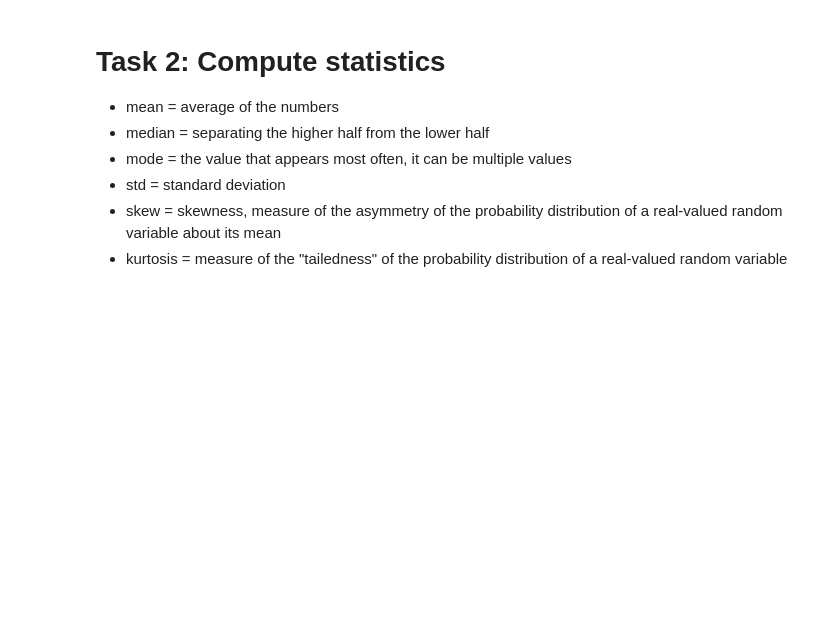
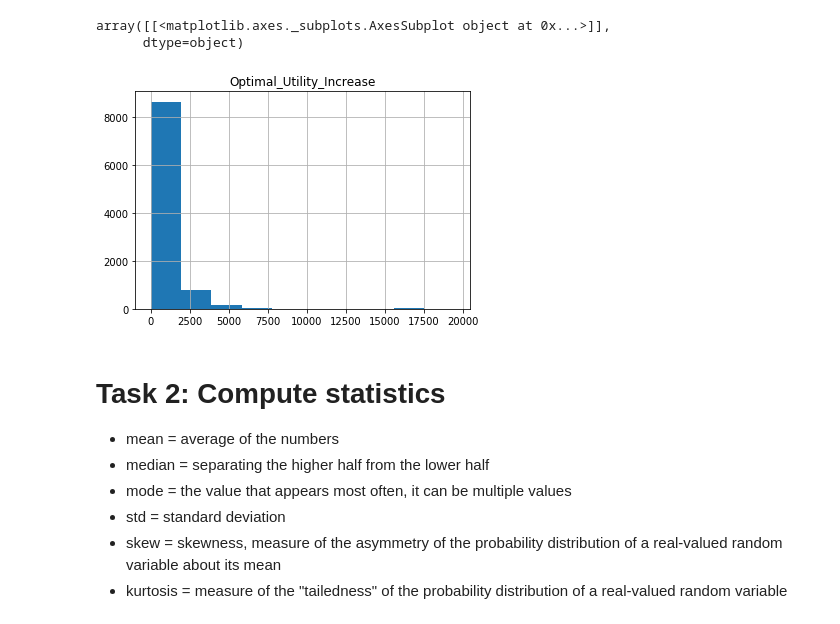
Before and after one commit to hpi-sam/rl-4-self-repair, a Jupyter notebook: data_analysis/main_data_analysis.ipynb, the cells around one changed output. Saved outputs shown, nothing was run; the diff lists cells and outputs as text; code cells hidden in the pictures; blank space fills up the shorter version.

```diff
--- a/data_analysis/main_data_analysis.ipynb
+++ b/data_analysis/main_data_analysis.ipynb
@@ -42,3 +45,9 @@ plt.xticks(rotation='vertical')
+# %%
+data.hist()
+# %% [output]
+array([[<matplotlib.axes._subplots.AxesSubplot object at 0x...>]],
+      dtype=object)
+[figure, added]
 # %% [markdown]
 # Task 2: Compute statistics
 
```
Also changed, not shown: parts of 25 cells of this notebook, 2 other files.
